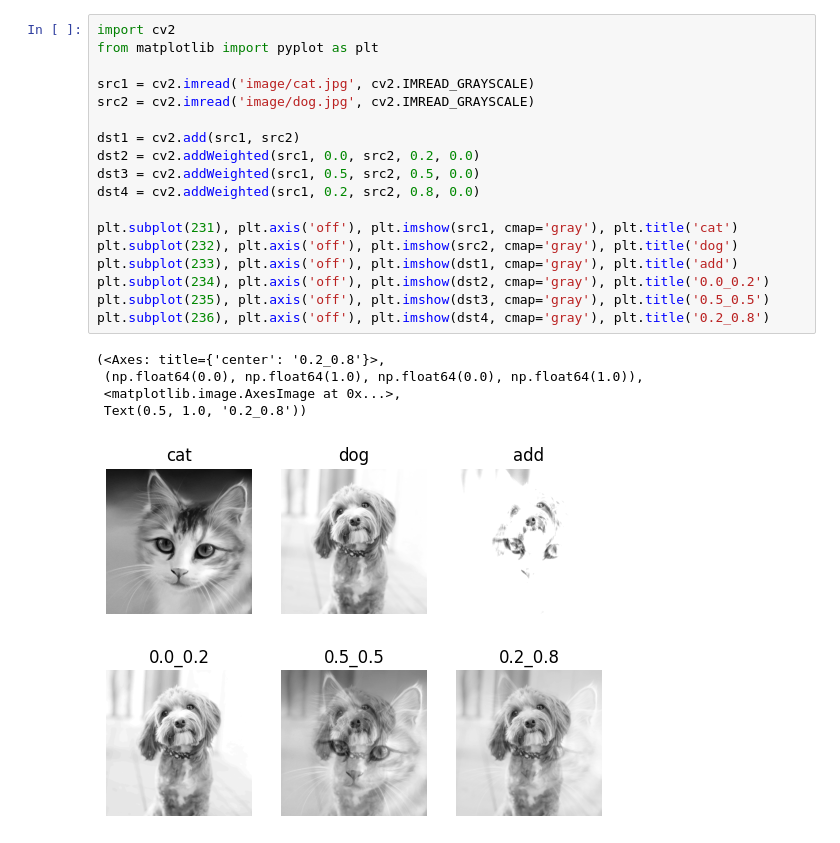
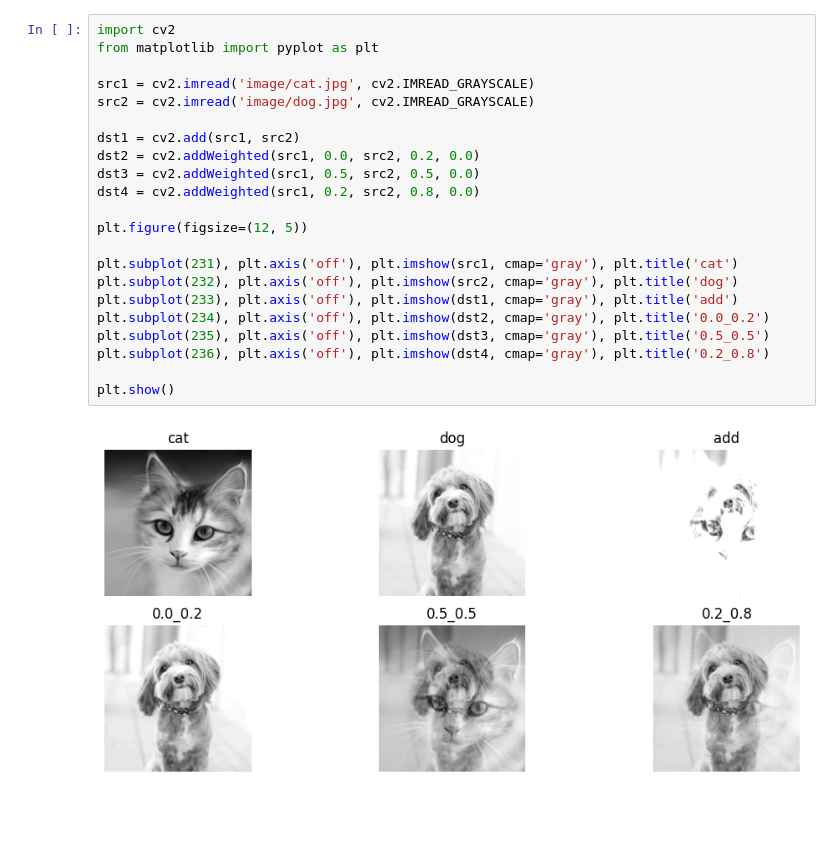
Before and after one commit to Ihan0316/ai_scool, a Jupyter notebook: 7월/7-31/매트릭스 작업 .ipynb, the cells around one changed output. Cells and saved outputs as stored; diff of their text form; blank space fills up the shorter version.

Commit message:
7/31 preview of OpenCV matrix, image_convert, cv2 show -> plt show converting

```diff
--- a/7월/7-31/매트릭스 작업 .ipynb
+++ b/7월/7-31/매트릭스 작업 .ipynb
@@ -84,27 +110,27 @@ cv2.destroyAllWindows()
 # %%
 import cv2
 from matplotlib import pyplot as plt
 
 src1 = cv2.imread('image/cat.jpg', cv2.IMREAD_GRAYSCALE)
 src2 = cv2.imread('image/dog.jpg', cv2.IMREAD_GRAYSCALE)
 
 dst1 = cv2.add(src1, src2)
 dst2 = cv2.addWeighted(src1, 0.0, src2, 0.2, 0.0)
 dst3 = cv2.addWeighted(src1, 0.5, src2, 0.5, 0.0)
 dst4 = cv2.addWeighted(src1, 0.2, src2, 0.8, 0.0)
 
+plt.figure(figsize=(12, 5))
+
 plt.subplot(231), plt.axis('off'), plt.imshow(src1, cmap='gray'), plt.title('cat')
 plt.subplot(232), plt.axis('off'), plt.imshow(src2, cmap='gray'), plt.title('dog')
 plt.subplot(233), plt.axis('off'), plt.imshow(dst1, cmap='gray'), plt.title('add')
 plt.subplot(234), plt.axis('off'), plt.imshow(dst2, cmap='gray'), plt.title('0.0_0.2')
 plt.subplot(235), plt.axis('off'), plt.imshow(dst3, cmap='gray'), plt.title('0.5_0.5')
 plt.subplot(236), plt.axis('off'), plt.imshow(dst4, cmap='gray'), plt.title('0.2_0.8')
+
+plt.show()
 # %% [output]
-(<Axes: title={'center': '0.2_0.8'}>,
- (np.float64(0.0), np.float64(1.0), np.float64(0.0), np.float64(1.0)),
- <matplotlib.image.AxesImage at 0x...>,
- Text(0.5, 1.0, '0.2_0.8'))
-[figure, old version]
+[figure, new version]
 # %%
 import cv2
 from matplotlib import pyplot as plt
```
Also changed, not shown: parts of 8 cells of this notebook, 1 other file.
